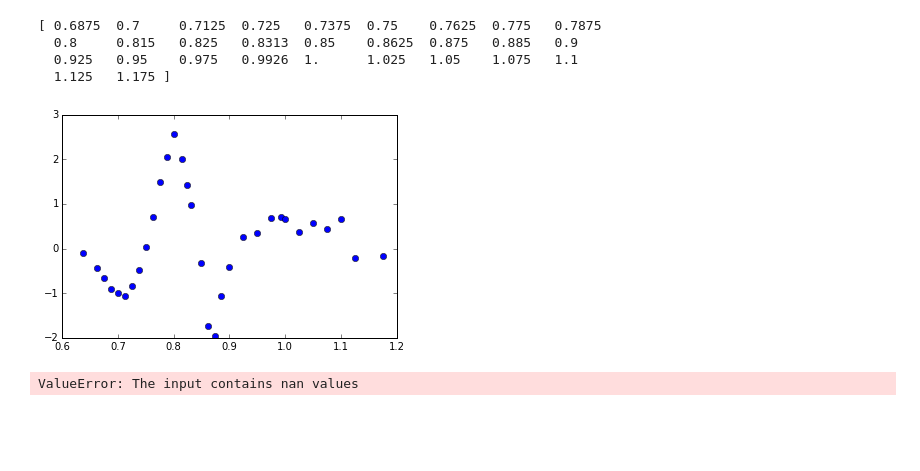
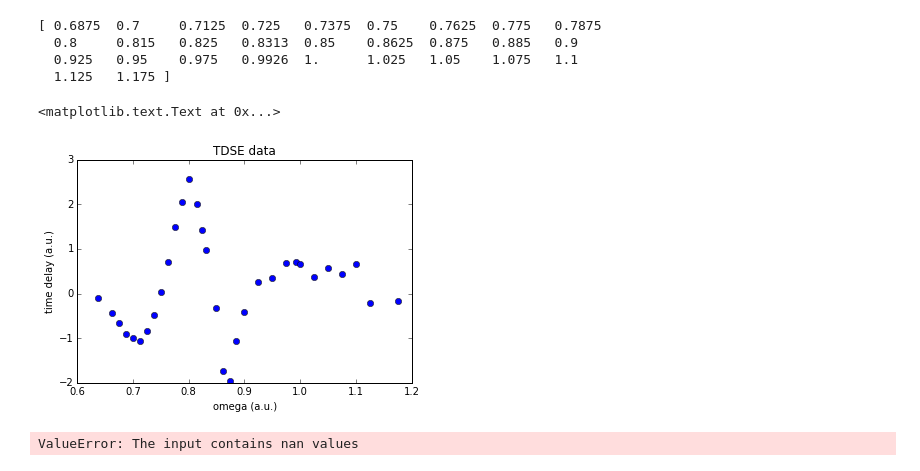
Before and after one commit to HxCory/delayFitting, a Jupyter notebook: Source/fitVars.ipynb, the cells around one changed output. Cells and saved outputs as stored; diff of their text form; code cells hidden in the pictures; blank space fills up the shorter version.

```diff
--- a/Source/fitVars.ipynb
+++ b/Source/fitVars.ipynb
@@ -11,34 +11,38 @@ import twoPhotonDipole as func
 
 Path = '/Users/cgoldsmith/Desktop/text_files_data'
 os.chdir(Path)
 data = loadtxt('TDSE_3fs.txt')
 x = data[:, 0]
 y = data[:, 4]
 x2 = np.zeros(np.size(x) - 3)
 y2 = np.zeros(np.size(x) - 3)
 plt.plot(x, y,'bo')
 # plt.plot(defs.omega_dip, func.fitDipoleFactors(defs.omega_dip, 1, 1, 1, 1))
 j = 0
 for i in x:
     if(i > 0.675):
         x2[j] = i
         j = j + 1
 j = 0
 m = 0
 for i in y:
     if(m > 2):
         y2[j] = i
         j = j + 1
     m = m + 1
 # print [x2, y2]
 print x2
 # # plt.show()
+plb.ylabel('time delay (a.u.)')
+plb.xlabel('omega (a.u.)')
+plb.title('TDSE data')
 # %% [output]
 [ 0.6875  0.7     0.7125  0.725   0.7375  0.75    0.7625  0.775   0.7875
   0.8     0.815   0.825   0.8313  0.85    0.8625  0.875   0.885   0.9
   0.925   0.95    0.975   0.9926  1.      1.025   1.05    1.075   1.1
   1.125   1.175 ]
+<matplotlib.text.Text at 0x...>
-[figure, old version]
+[figure, new version]
 # %%
 gmod = Model(func.fitDipoleFactors)
 result = gmod.fit(y2, omegaF = x2, m1 = -4.38012893, m3 = -16.96671107,\
```
Also changed, not shown: 11 other files.
